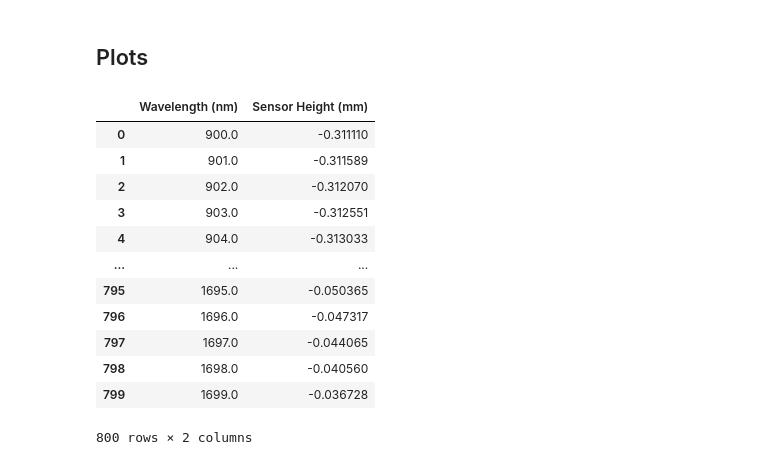
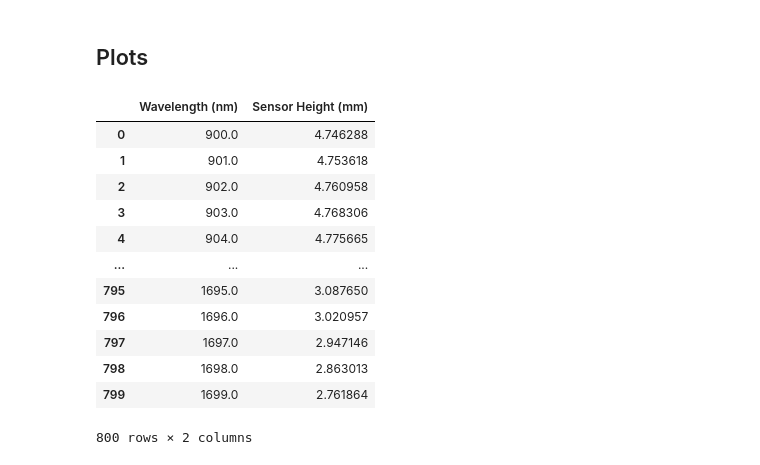
Before and after one commit to utat-ss/architect, a Jupyter notebook: tradebooks/sensor_wavelength_mapping.ipynb, the cells around one changed output. Cells and saved outputs as stored; diff of their text form; code cells hidden in the pictures.

```diff
--- a/tradebooks/sensor_wavelength_mapping.ipynb
+++ b/tradebooks/sensor_wavelength_mapping.ipynb
@@ -18,7 +18,7 @@ Run this section onwards when a parameter is updated.
 ### Parameters
 # %%
 # region constants
-fringe_frequency = 587 * 1 / unit.mm
+fringe_frequency = 588 * 1 / unit.mm
 # endregion
 
 # region variables
@@ -28,20 +28,20 @@ wavelength = np.arange(start=900, stop=1700, step=1) * unit.nm
 ### Artifact Instantiation
 # %%
 # region components
-foreoptic = components.foreoptics.Chromar()
-slit = components.masks.RectSlit()
-collimator = components.lenses.Lens()
-grism = components.diffractors.VPHGrism(
+foreoptic = foreoptics.Foreoptic()
+slit = masks.RectSlit()
+collimator = lenses.Lens(focal_length=10 * unit.mm)
+grism = diffractors.VPHGrism(
     fringe_frequency=fringe_frequency,
-    apex_angle=45 * unit.deg,
+    apex_angle=36.3 * unit.deg,
     index_prism=1,
     index_seal=1,
 )
-focuser = components.lenses.Lens(focal_length=0.5 * unit.mm)
+focuser = lenses.Lens(focal_length=7.61 * unit.mm)
 # endregion
 
 # region systems
-payload = systems.spectrometers.FINCHEye(
+payload = spectrometers.FINCHEye(
     foreoptic=foreoptic,
     slit=slit,
     collimator=collimator,
@@ -55,41 +55,41 @@ The computational graph
 # %%
 # get image height on lens
 # calculate sensor height as function of wavelength
-sensor_height = payload.get_sensor_wavelength_mapping(wavelength=wavelength)
+sensor_height = abs(payload.get_sensor_wavelength_mapping(wavelength=wavelength))
 # %% [markdown]
 ## Plots
 # %%
 wavelength_label = f"Wavelength (nm)"
 sensor_height_label = f"Sensor Height (mm)"
 
 data = {
     wavelength_label: wavelength[:],
     sensor_height_label: sensor_height[:],
 }
 
 df = pd.DataFrame.from_dict(data=data)
 
 graph = plot.line(
     df=df,
     x=wavelength_label,
     y=sensor_height_label,
     title="Sensor Height v/s Wavelength",
-    dark=False,
+    dark=True,
 )
 
 graph.show()
 display(df)
 # %% [output]
 |  | Wavelength (nm) | Sensor Height (mm) |
-| 0 | 900.0 | -0.311110 |
-| 1 | 901.0 | -0.311589 |
-| 2 | 902.0 | -0.312070 |
-| 3 | 903.0 | -0.312551 |
-| 4 | 904.0 | -0.313033 |
+| 0 | 900.0 | 4.746288 |
+| 1 | 901.0 | 4.753618 |
+| 2 | 902.0 | 4.760958 |
+| 3 | 903.0 | 4.768306 |
+| 4 | 904.0 | 4.775665 |
 | ... | ... | ... |
-| 795 | 1695.0 | -0.050365 |
-| 796 | 1696.0 | -0.047317 |
-| 797 | 1697.0 | -0.044065 |
-| 798 | 1698.0 | -0.040560 |
-| 799 | 1699.0 | -0.036728 |
+| 795 | 1695.0 | 3.087650 |
+| 796 | 1696.0 | 3.020957 |
+| 797 | 1697.0 | 2.947146 |
+| 798 | 1698.0 | 2.863013 |
+| 799 | 1699.0 | 2.761864 |
 800 rows × 2 columns
```
Also changed, not shown: parts of 1 cell of this notebook, 5 other files.
